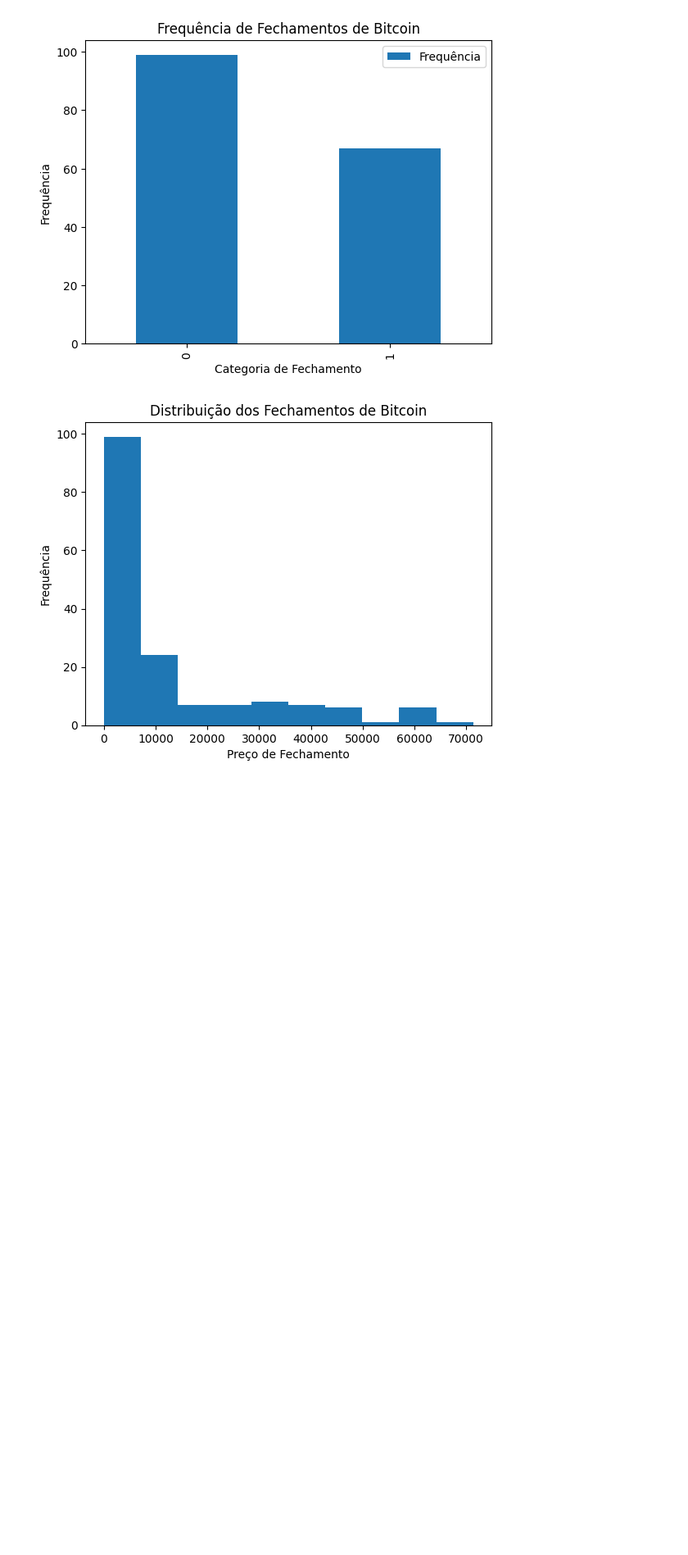
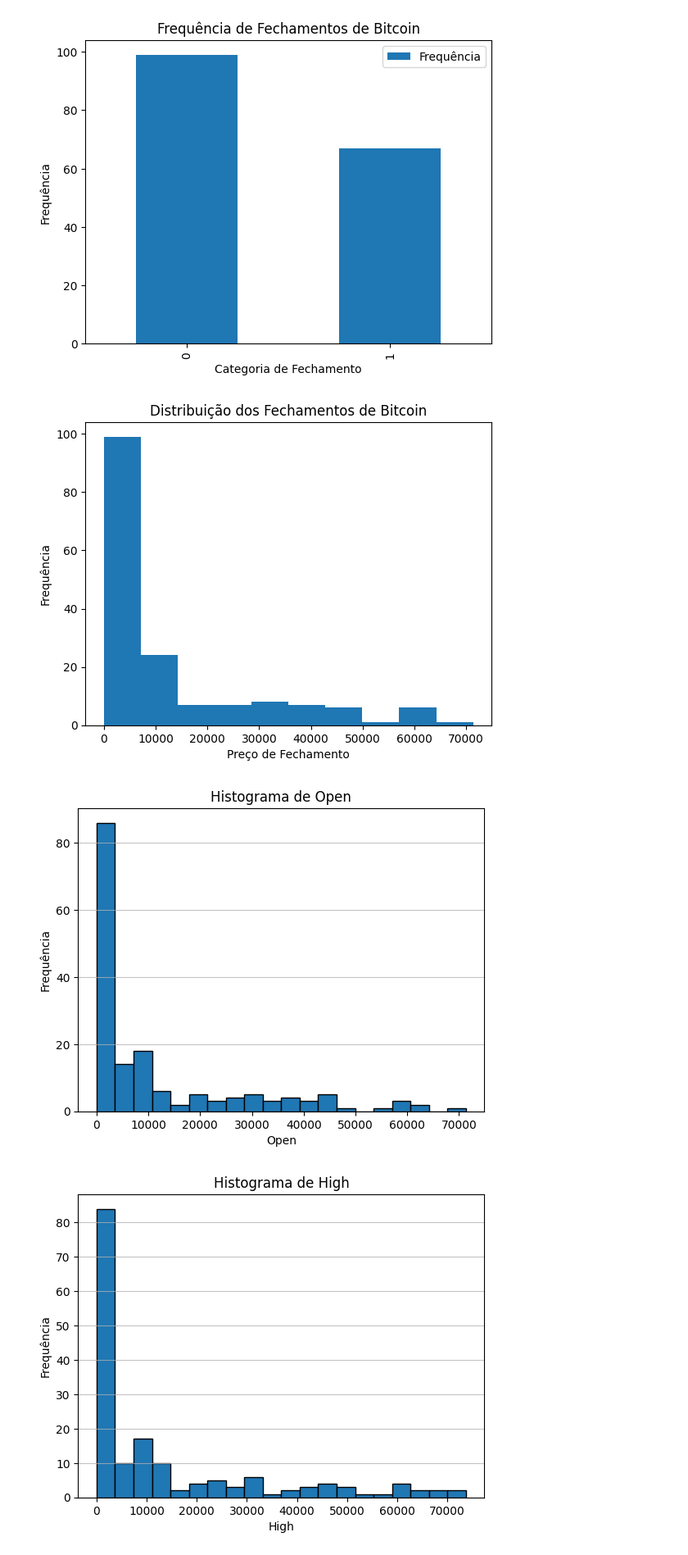
Before and after one commit to HerbGlrt/BTC-Statistic-Analysis, a Jupyter notebook: Estatistica.ipynb, the cells around one changed output. Shown at 82% size. Cells and saved outputs as stored; diff of their text form; code cells hidden in the pictures; blank space fills up the shorter version.

```diff
--- a/Estatistica.ipynb
+++ b/Estatistica.ipynb
@@ -36,14 +36,6 @@ Requirement already satisfied: pyparsing>=2.3.1 in /usr/local/lib/python3.10/dis
 # %% [markdown]
 # Medidas de posição:
 # %%
-import pandas as pd
-
-# Carregando a planilha
-df = pd.read_excel('/content/BTC_BD.xlsx')
-
-# Exibir as primeiras linhas para verificar o carregamento correto
-print(df.head())
-
 # Função para calcular as medidas de posição, ignorando médias e medianas para variáveis qualitativas
 def calcular_medidas(df, colunas_qualitativas):
     medidas = []
@@ -117,18 +96,4 @@ print(df.head())
 # %%
-# Passo 1: Instalar as bibliotecas necessárias (necessário apenas uma vez)
-!pip install openpyxl matplotlib seaborn
-
-# Passo 2: Importar pandas, matplotlib e seaborn
-import pandas as pd
-import matplotlib.pyplot as plt
-import seaborn as sns
-
-# Passo 3: Carregar a planilha
-df = pd.read_excel('/content/BTC_BD.xlsx')
-
-# Exibir as primeiras linhas para verificar o carregamento correto
-print(df.head())
-
 # Passo 4: Calcular os quartis
 def calcular_quartis(df):
     quartis = pd.DataFrame()
@@ -291,15 +246,22 @@ plt.show()
 [figure]
 [figure]
 # %%
-# Lista de colunas quantitativas
-quantitative_columns = ['Months_Since_Halving', 'Open', 'High', 'Low', 'Close', 'Volume', 'VIX']
-
 # Criar histogramas para cada coluna quantitativa
-for column in quantitative_columns:
+for column in colunas_interesse:
     plt.figure()
     df[column].plot(kind='hist', bins=20, edgecolor='black')
     plt.title(f'Histograma de {column}')
     plt.xlabel(column)
     plt.ylabel('Frequência')
     plt.grid(axis='y', alpha=0.75)
     plt.show()
+
+# Gráfico de barras para a variável qualitativa
+freq_qualitative.set_index('Categoria').plot(kind='bar')
+plt.title('Frequência de Fechamentos de Bitcoin')
+plt.xlabel('Categoria de Fechamento')
+plt.ylabel('Frequência')
+plt.show()
+# %% [output]
+[figure, added]
+[figure, added]
```
Also changed, not shown: parts of 4 cells of this notebook.
